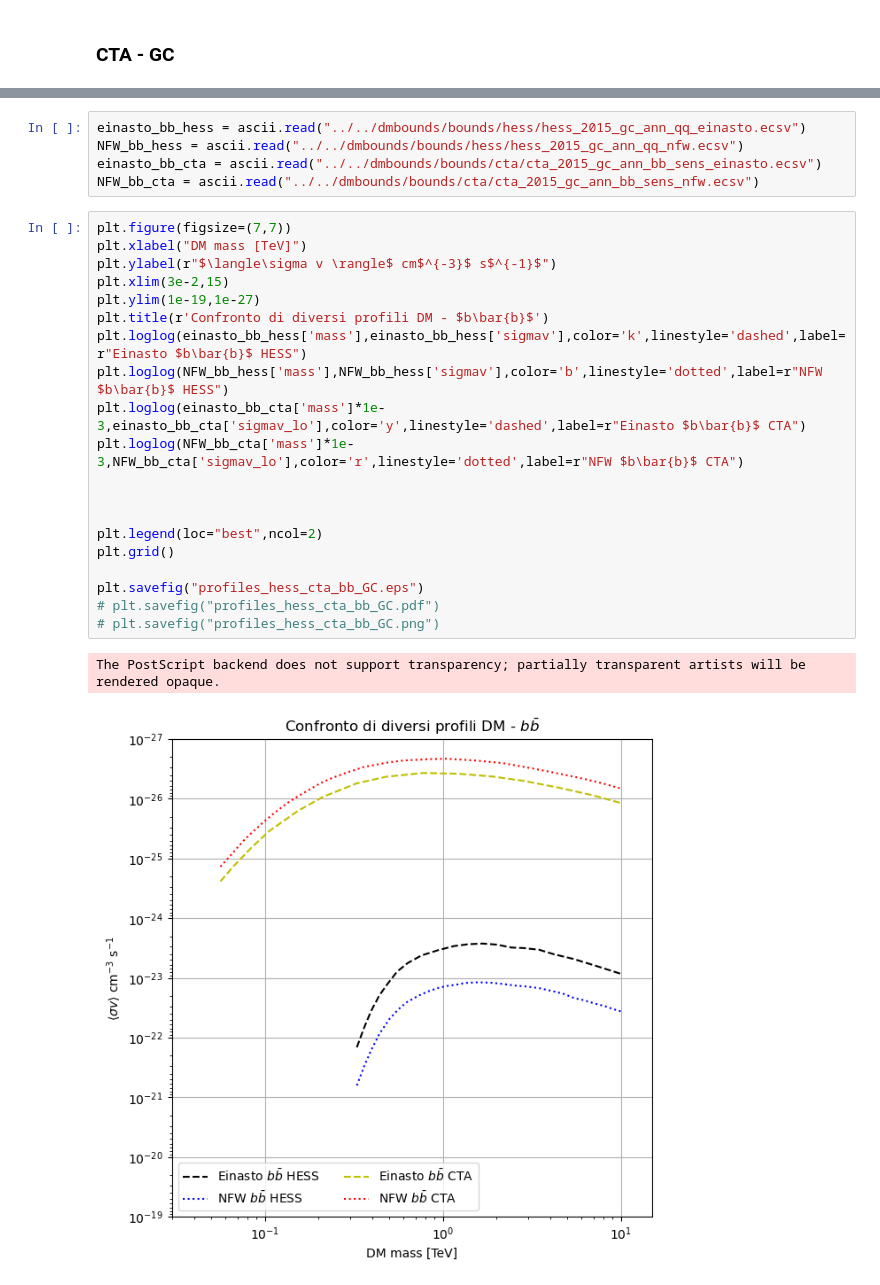
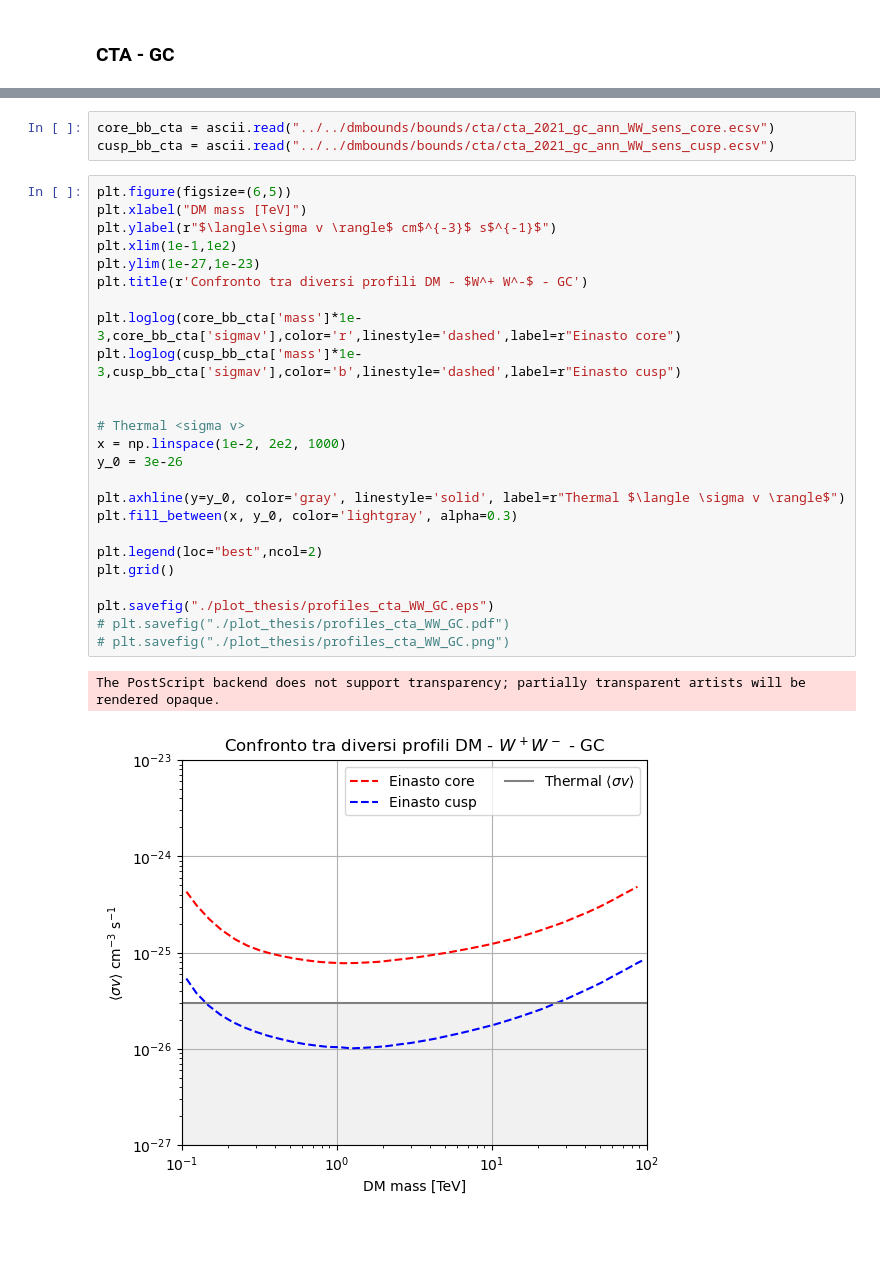
Before and after one commit to micheledoro/gDMbounds, a Jupyter notebook: sandbox/santa/Compare profiles.ipynb, the cells around one changed output, grey strips where cells are left out. Drawn from its saved outputs; the diff is of its cells as text; blank space fills up the shorter version.

```diff
--- a/sandbox/santa/Compare profiles.ipynb
+++ b/sandbox/santa/Compare profiles.ipynb
@@ -68,28 +67,31 @@ The PostScript backend does not support transparency; partially transparent arti
 # %%
-einasto_bb_hess = ascii.read("../../dmbounds/bounds/hess/hess_2015_gc_ann_qq_einasto.ecsv")
-NFW_bb_hess = ascii.read("../../dmbounds/bounds/hess/hess_2015_gc_ann_qq_nfw.ecsv")
-einasto_bb_cta = ascii.read("../../dmbounds/bounds/cta/cta_2015_gc_ann_bb_sens_einasto.ecsv")
-NFW_bb_cta = ascii.read("../../dmbounds/bounds/cta/cta_2015_gc_ann_bb_sens_nfw.ecsv")
+core_bb_cta = ascii.read("../../dmbounds/bounds/cta/cta_2021_gc_ann_WW_sens_core.ecsv")
+cusp_bb_cta = ascii.read("../../dmbounds/bounds/cta/cta_2021_gc_ann_WW_sens_cusp.ecsv")
 # %%
-plt.figure(figsize=(7,7))
+plt.figure(figsize=(6,5))
 plt.xlabel("DM mass [TeV]")
 plt.ylabel(r"$\langle\sigma v \rangle$ cm$^{-3}$ s$^{-1}$")
-plt.xlim(3e-2,15)
-plt.ylim(1e-19,1e-27)
-plt.title(r'Confronto di diversi profili DM - $b\bar{b}$')
-plt.loglog(einasto_bb_hess['mass'],einasto_bb_hess['sigmav'],color='k',linestyle='dashed',label=r"Einasto $b\bar{b}$ HESS")
-plt.loglog(NFW_bb_hess['mass'],NFW_bb_hess['sigmav'],color='b',linestyle='dotted',label=r"NFW $b\bar{b}$ HESS")
-plt.loglog(einasto_bb_cta['mass']*1e-3,einasto_bb_cta['sigmav_lo'],color='y',linestyle='dashed',label=r"Einasto $b\bar{b}$ CTA")
-plt.loglog(NFW_bb_cta['mass']*1e-3,NFW_bb_cta['sigmav_lo'],color='r',linestyle='dotted',label=r"NFW $b\bar{b}$ CTA")
+plt.xlim(1e-1,1e2)
+plt.ylim(1e-27,1e-23)
+plt.title(r'Confronto tra diversi profili DM - $W^+ W^-$ - GC')
+
+plt.loglog(core_bb_cta['mass']*1e-3,core_bb_cta['sigmav'],color='r',linestyle='dashed',label=r"Einasto core")
+plt.loglog(cusp_bb_cta['mass']*1e-3,cusp_bb_cta['sigmav'],color='b',linestyle='dashed',label=r"Einasto cusp")
 
 
+# Thermal <sigma v>
+x = np.linspace(1e-2, 2e2, 1000)
+y_0 = 3e-26
+
+plt.axhline(y=y_0, color='gray', linestyle='solid', label=r"Thermal $\langle \sigma v \rangle$")
+plt.fill_between(x, y_0, color='lightgray', alpha=0.3)
 
 plt.legend(loc="best",ncol=2)
 plt.grid()
 
-plt.savefig("profiles_hess_cta_bb_GC.eps")
-# plt.savefig("profiles_hess_cta_bb_GC.pdf")
-# plt.savefig("profiles_hess_cta_bb_GC.png")
+plt.savefig("./plot_thesis/profiles_cta_WW_GC.eps")
+# plt.savefig("./plot_thesis/profiles_cta_WW_GC.pdf")
+# plt.savefig("./plot_thesis/profiles_cta_WW_GC.png")
 # %% [output]
 The PostScript backend does not support transparency; partially transparent artists will be rendered opaque.
-[figure, old version]
+[figure, new version]
```
Also changed, not shown: parts of 2 cells of this notebook, 7 other files.
